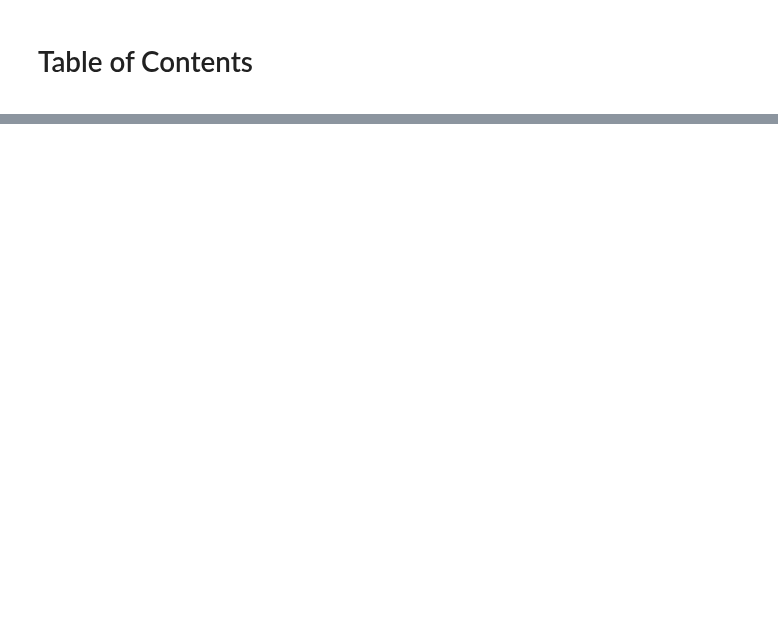
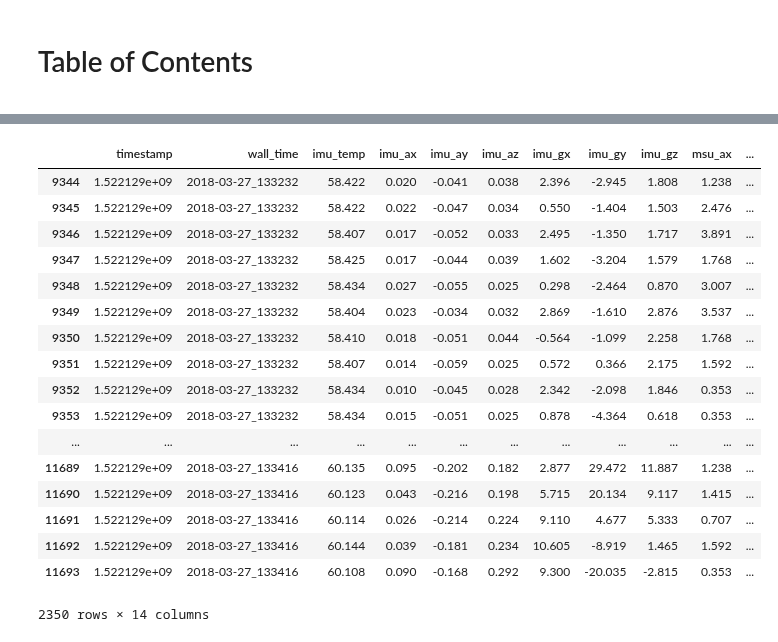
Before and after one commit to dsmilab/Taiko-Master, a Jupyter notebook: util/FE_test.ipynb, the cells around one changed output, grey strips where cells are left out. Cells and saved outputs as stored; diff of their text form; code cells hidden in the pictures; blank space fills up the shorter version.

```diff
--- a/util/FE_test.ipynb
+++ b/util/FE_test.ipynb
@@ -69,0 +70,21 @@ pfs.primitive_df.iloc[:, 4: 20]
+# %%
+pfs.left_play_df
+# %% [output]
+|  | timestamp | wall_time | imu_temp | imu_ax | imu_ay | imu_az | imu_gx | imu_gy | imu_gz | msu_ax | ... |
+| 9344 | 1.522129e+09 | 2018-03-27_133232 | 58.422 | 0.020 | -0.041 | 0.038 | 2.396 | -2.945 | 1.808 | 1.238 | ... |
+| 9345 | 1.522129e+09 | 2018-03-27_133232 | 58.422 | 0.022 | -0.047 | 0.034 | 0.550 | -1.404 | 1.503 | 2.476 | ... |
+| 9346 | 1.522129e+09 | 2018-03-27_133232 | 58.407 | 0.017 | -0.052 | 0.033 | 2.495 | -1.350 | 1.717 | 3.891 | ... |
+| 9347 | 1.522129e+09 | 2018-03-27_133232 | 58.425 | 0.017 | -0.044 | 0.039 | 1.602 | -3.204 | 1.579 | 1.768 | ... |
+| 9348 | 1.522129e+09 | 2018-03-27_133232 | 58.434 | 0.027 | -0.055 | 0.025 | 0.298 | -2.464 | 0.870 | 3.007 | ... |
+| 9349 | 1.522129e+09 | 2018-03-27_133232 | 58.404 | 0.023 | -0.034 | 0.032 | 2.869 | -1.610 | 2.876 | 3.537 | ... |
+| 9350 | 1.522129e+09 | 2018-03-27_133232 | 58.410 | 0.018 | -0.051 | 0.044 | -0.564 | -1.099 | 2.258 | 1.768 | ... |
+| 9351 | 1.522129e+09 | 2018-03-27_133232 | 58.407 | 0.014 | -0.059 | 0.025 | 0.572 | 0.366 | 2.175 | 1.592 | ... |
+| 9352 | 1.522129e+09 | 2018-03-27_133232 | 58.434 | 0.010 | -0.045 | 0.028 | 2.342 | -2.098 | 1.846 | 0.353 | ... |
+| 9353 | 1.522129e+09 | 2018-03-27_133232 | 58.434 | 0.015 | -0.051 | 0.025 | 0.878 | -4.364 | 0.618 | 0.353 | ... |
+| ... | ... | ... | ... | ... | ... | ... | ... | ... | ... | ... | ... |
+| 11689 | 1.522129e+09 | 2018-03-27_133416 | 60.135 | 0.095 | -0.202 | 0.182 | 2.877 | 29.472 | 11.887 | 1.238 | ... |
+| 11690 | 1.522129e+09 | 2018-03-27_133416 | 60.123 | 0.043 | -0.216 | 0.198 | 5.715 | 20.134 | 9.117 | 1.415 | ... |
+| 11691 | 1.522129e+09 | 2018-03-27_133416 | 60.114 | 0.026 | -0.214 | 0.224 | 9.110 | 4.677 | 5.333 | 0.707 | ... |
+| 11692 | 1.522129e+09 | 2018-03-27_133416 | 60.144 | 0.039 | -0.181 | 0.234 | 10.605 | -8.919 | 1.465 | 1.592 | ... |
+| 11693 | 1.522129e+09 | 2018-03-27_133416 | 60.108 | 0.090 | -0.168 | 0.292 | 9.300 | -20.035 | -2.815 | 0.353 | ... |
+2350 rows × 14 columns
```
Also changed, not shown: parts of 8 cells of this notebook, 1 other file.
